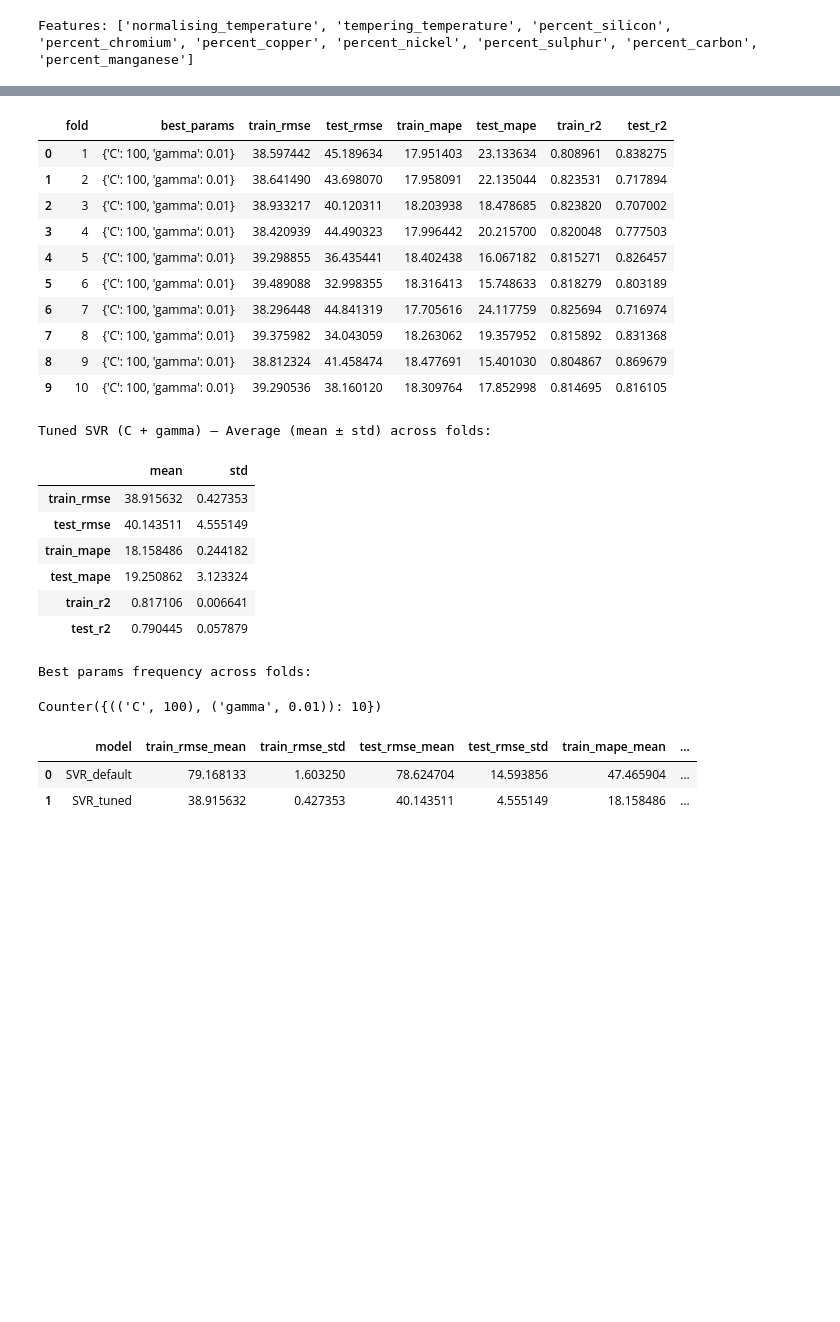
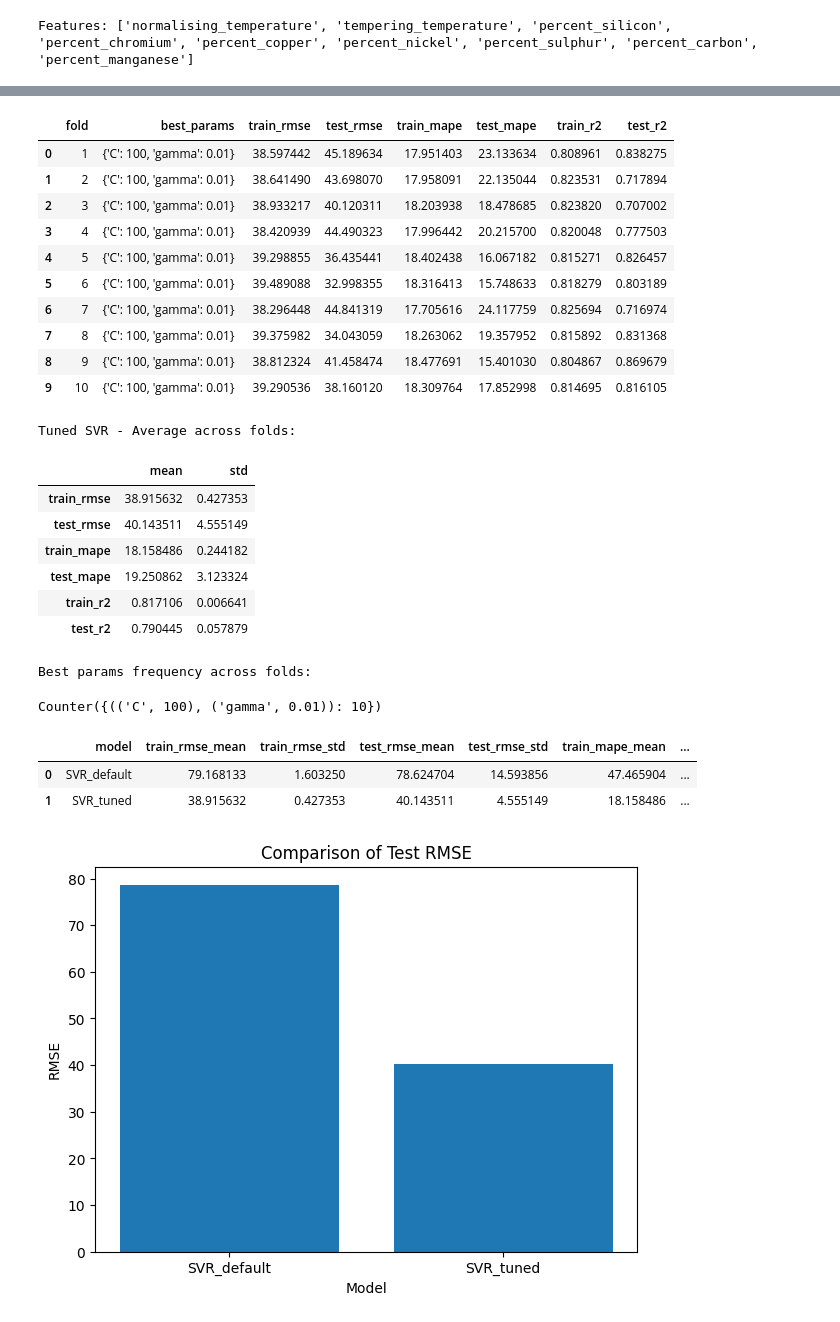
Before and after one commit to roanelwood/CT4101_Assignment2, a Jupyter notebook: SVR.ipynb, the cells around one changed output, grey strips where cells are left out. Drawn from its saved outputs; the diff is of its cells as text; code cells hidden in the pictures; blank space fills up the shorter version.

Commit message:
add chart graphs and fix worker error

```diff
--- a/SVR.ipynb
+++ b/SVR.ipynb
@@ -112,7 +112,7 @@ Default SVR - Average (mean ± std) across folds:
 # tuned SVR with C and Gamma hyperparameters
 param_grid = {
     'C': [0.1, 1, 10, 100],
-    'gamma': ['scale', 0.01, 0.1, 1]
+    'gamma': ['scale', 0.01, 0.1, 1, 10]
 }
 # inner cross validation for grid search
 inner_cv_folds = 5
@@ -146,7 +146,7 @@ for train_idx, test_idx in outer_cv.split(X):
         param_grid=param_grid,
         cv=inner_cv_folds,
         scoring='neg_mean_squared_error',
-        n_jobs=-1,
+        n_jobs=1,
         refit=True
     )
     gs.fit(X_train_s, y_train)
@@ -171,7 +171,7 @@ for train_idx, test_idx in outer_cv.split(X):
 df_tuned = pd.DataFrame(results_tuned)
 display(df_tuned)
 
-print("\nTuned SVR - Average (mean ± std) across folds:")
+print("\nTuned SVR - Average across folds:")
 summary_tuned = df_tuned.drop(columns=['fold','best_params']).agg(['mean','std']).T
 display(summary_tuned)
 
@@ -190,7 +190,7 @@ Counter(tuple(sorted(d.items())) for d in df_tuned['best_params'])
 | 7 | 8 | {'C': 100, 'gamma': 0.01} | 39.375982 | 34.043059 | 18.263062 | 19.357952 | 0.815892 | 0.831368 |
 | 8 | 9 | {'C': 100, 'gamma': 0.01} | 38.812324 | 41.458474 | 18.477691 | 15.401030 | 0.804867 | 0.869679 |
 | 9 | 10 | {'C': 100, 'gamma': 0.01} | 39.290536 | 38.160120 | 18.309764 | 17.852998 | 0.814695 | 0.816105 |
-Tuned SVR (C + gamma) – Average (mean ± std) across folds:
+Tuned SVR - Average across folds:
 |  | mean | std |
 | train_rmse | 38.915632 | 0.427353 |
 | test_rmse | 40.143511 | 4.555149 |
@@ -234,3 +234,17 @@ display(df_summary)
 |  | model | train_rmse_mean | train_rmse_std | test_rmse_mean | test_rmse_std | train_mape_mean | ... |
 | 0 | SVR_default | 79.168133 | 1.603250 | 78.624704 | 14.593856 | 47.465904 | ... |
 | 1 | SVR_tuned | 38.915632 | 0.427353 | 40.143511 | 4.555149 | 18.158486 | ... |
+# %%
+# Charts
+
+plt.figure(figsize=(7,5))
+plt.bar(
+    df_summary['model'],
+    df_summary['test_rmse_mean']
+)
+plt.title("Comparison of Test RMSE")
+plt.ylabel("RMSE")
+plt.xlabel("Model")
+plt.show()
+# %% [output]
+[figure, added]
```
Also changed, not shown: parts of 5 cells of this notebook.
